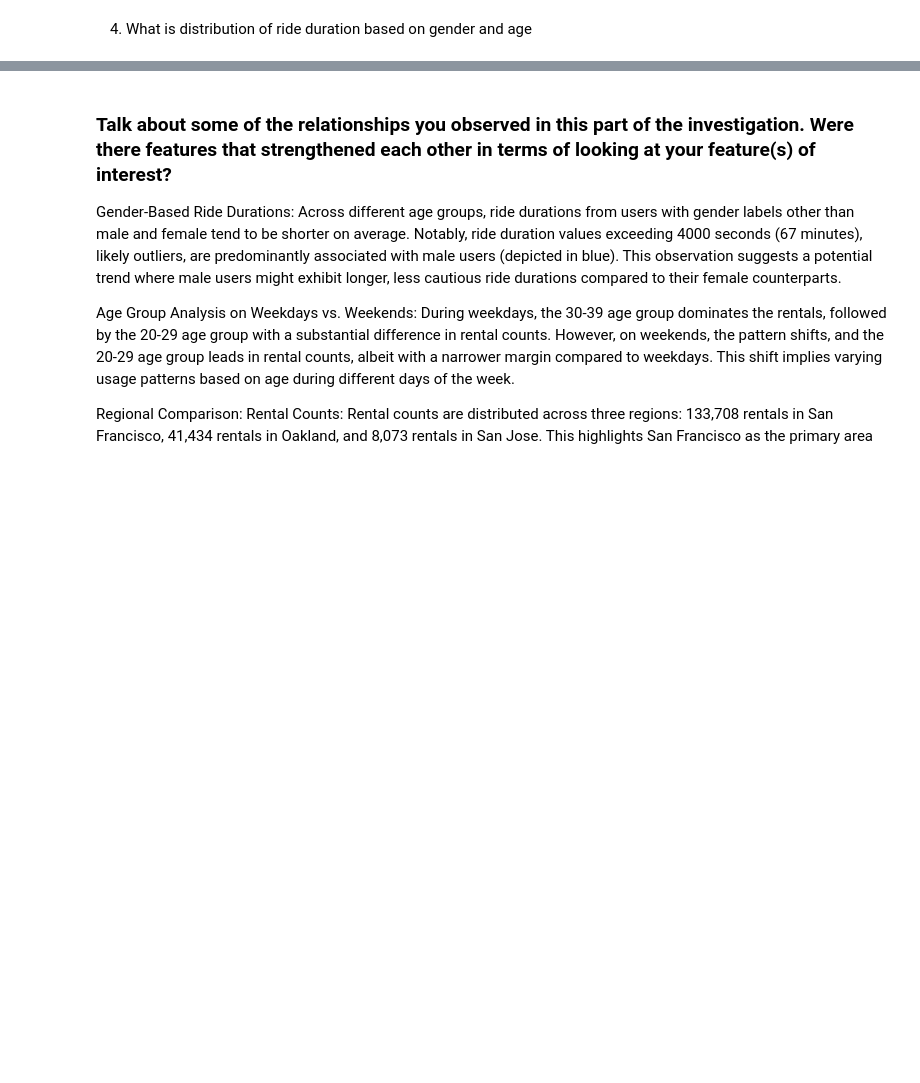
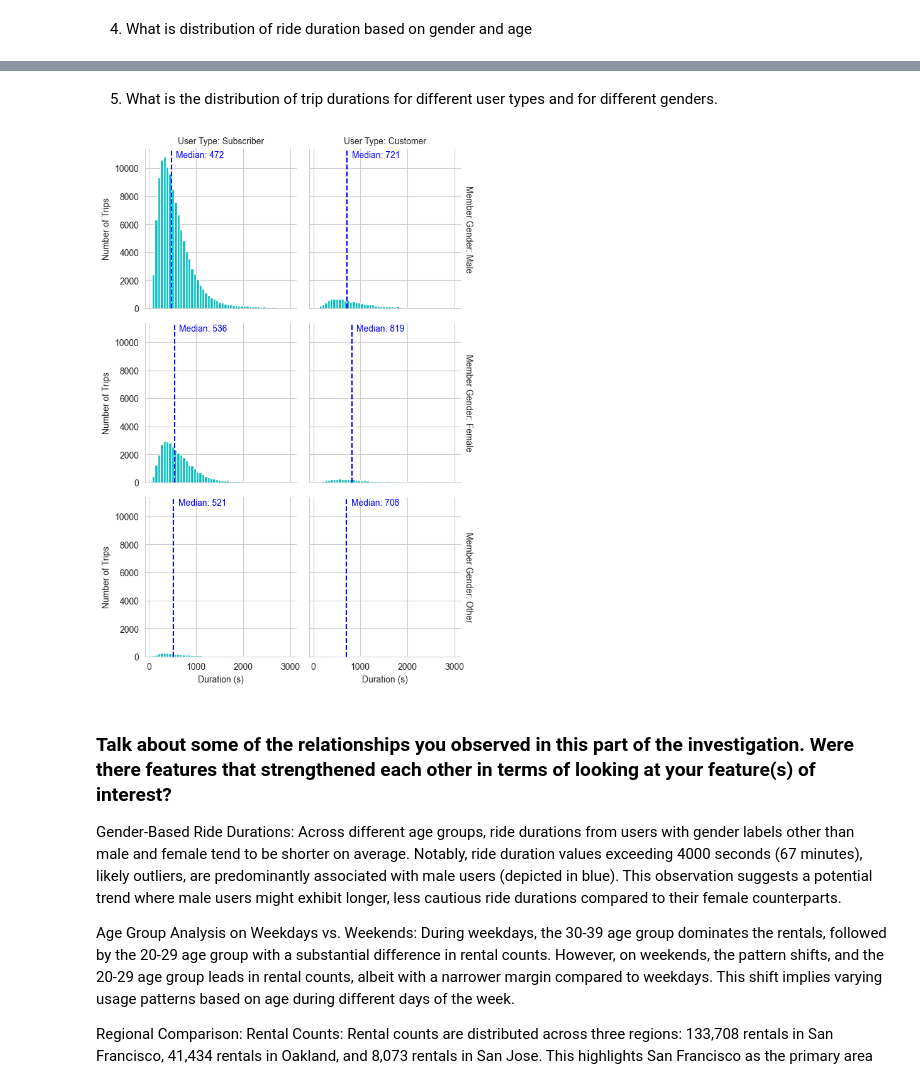
Before and after one commit to congdinh2008/data-analyst-udacity-prj3-communicate-data-findings, a Jupyter notebook: Part_I_exploration_template.ipynb, the cells around one changed output, grey strips where cells are left out. Cells and saved outputs as stored; diff of their text form; code cells hidden in the pictures; blank space fills up the shorter version.

```diff
--- a/Part_I_exploration_template.ipynb
+++ b/Part_I_exploration_template.ipynb
@@ -1202,3 +1229,31 @@ plot_scatterplot_by_gender(df, 'age', 'duration_sec', 'member_gender', [
+# %% [markdown]
+5. What is the distribution of trip durations for different user types and for different genders.
+# %%
+def plot_duration_distribution(df, duration_column, user_type_column, gender_column, duration_cutoff):
+    # Filter out extreme values
+    data_filtered = df[df[duration_column] < duration_cutoff]
+
+    # Create the FacetGrid
+    g = sns.FacetGrid(data_filtered, col=user_type_column, row=gender_column, margin_titles=True)
+    g.map(plt.hist, duration_column, bins=50, color='c')
+
+    # Add a vertical line to denote the median of each subplot's data
+    for (row_val, col_val), ax in g.axes_dict.items():
+        subset = data_filtered[(data_filtered[user_type_column] == col_val) & (data_filtered[gender_column] == row_val)]
+        median_val = subset[duration_column].median()
+        ax.axvline(median_val, color='blue', linestyle='--')
+        ax.text(median_val + 100, ax.get_ylim()[1] - 100, f'Median: {median_val:.0f}', color='blue', va='top')
+
+    # Set the axis labels
+    g.set_axis_labels("Duration (s)", "Number of Trips")
+    g.set_titles(row_template = 'Member Gender: {row_name}', col_template = 'User Type: {col_name}')
+
+    # Display the plot
+    plt.show()
+
+plot_duration_distribution(df, 'duration_sec', 'user_type', 'member_gender', 3000)
+# %% [output]
+[figure, added]
 # %%
 # Export cleaned dataset to csv
 df.to_csv('201902-fordgobike-tripdata-cleaned.csv', index=False)
```
Also changed, not shown: parts of 30 cells of this notebook, 1 other file.
